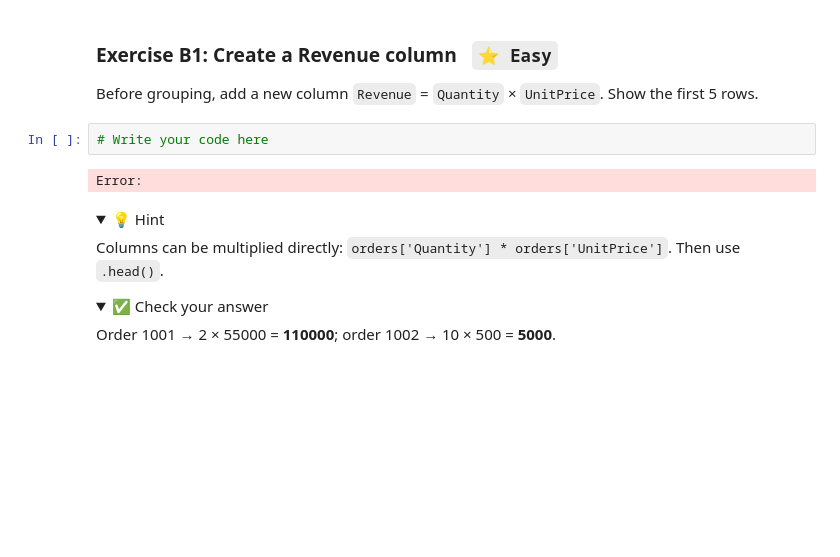
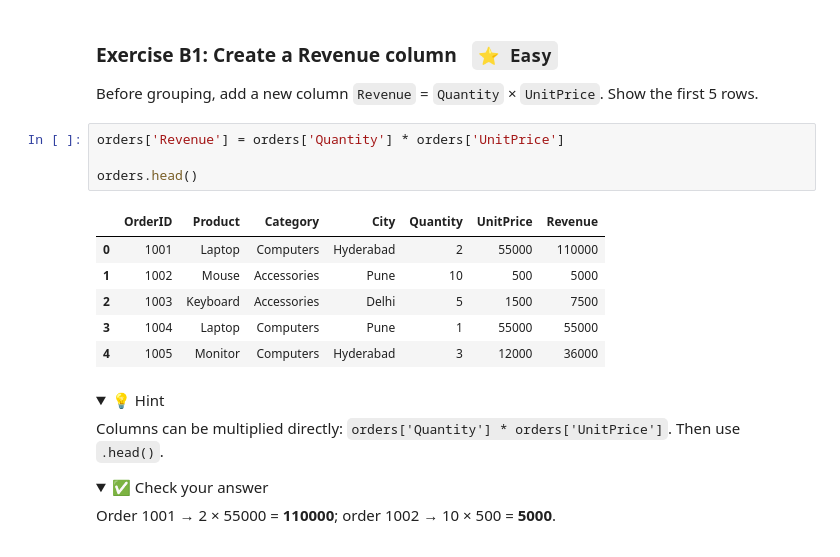
Before and after one commit to Taulant-TM/pandas-assessment, a Jupyter notebook: Pandas_Exercises.ipynb, the cells around one changed output. Cells and saved outputs as stored; diff of their text form; folded sections open; blank space fills up the shorter version.

```diff
--- a/Pandas_Exercises.ipynb
+++ b/Pandas_Exercises.ipynb
@@ -386,9 +401,16 @@ Error:
 
 Before grouping, add a new column `Revenue` = `Quantity` × `UnitPrice`. Show the first 5 rows.
 # %%
-# Write your code here
+orders['Revenue'] = orders['Quantity'] * orders['UnitPrice']
+
+orders.head()
 # %% [output]
-Error:
+|  | OrderID | Product | Category | City | Quantity | UnitPrice | Revenue |
+| 0 | 1001 | Laptop | Computers | Hyderabad | 2 | 55000 | 110000 |
+| 1 | 1002 | Mouse | Accessories | Pune | 10 | 500 | 5000 |
+| 2 | 1003 | Keyboard | Accessories | Delhi | 5 | 1500 | 7500 |
+| 3 | 1004 | Laptop | Computers | Pune | 1 | 55000 | 55000 |
+| 4 | 1005 | Monitor | Computers | Hyderabad | 3 | 12000 | 36000 |
 # %% [markdown]
 <details><summary>💡 Hint</summary>
 
```
Also changed, not shown: parts of 26 cells of this notebook.
